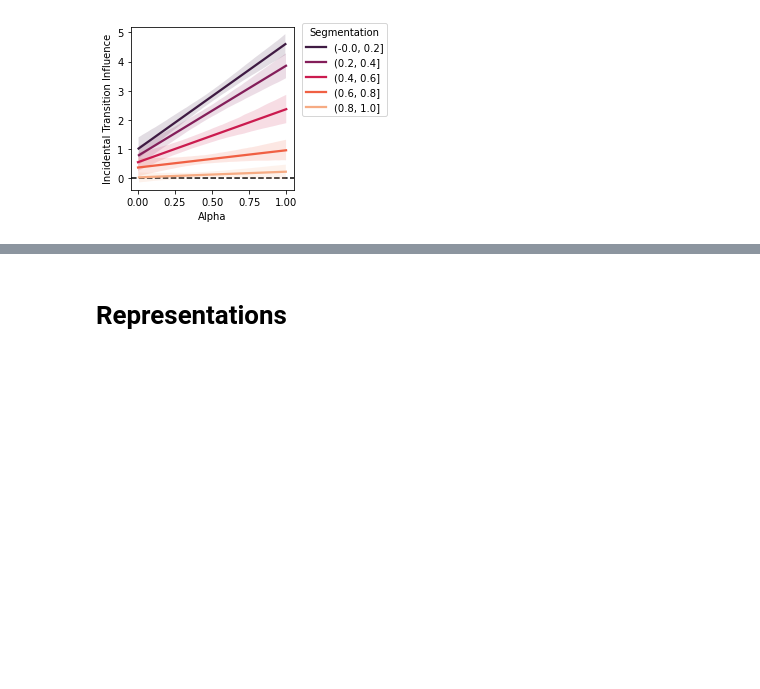
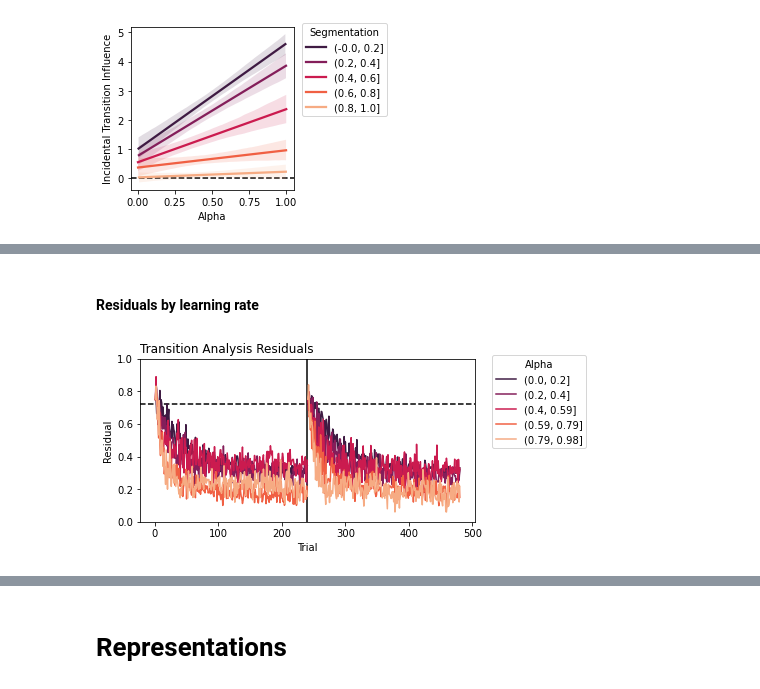
Before and after one commit to BakkourLabRepo/feat-predict_models, a Jupyter notebook: notebooks/exp_2/simulations.ipynb, the cells around one changed output, grey strips where cells are left out. Drawn from its saved outputs; the diff is of its cells as text; code cells hidden in the pictures; blank space fills up the shorter version.

```diff
--- a/notebooks/exp_2/simulations.ipynb
+++ b/notebooks/exp_2/simulations.ipynb
@@ -1013,0 +1085,33 @@ See the caveats in the documentation: https://pandas.pydata.org/pandas-docs/stab
+# %%
+# Get feature-based model data
+idx = residuals_df['model_label'] == 'ff'
+ff_residuals_df = residuals_df.loc[idx]
+ff_residuals_df = ff_residuals_df.reset_index(drop=True)
+
+# Bin parameters
+ff_residuals_df['alpha_bin'] = bin_params(
+    ff_residuals_df['alpha'],
+    N_PARAM_BINS
+)
+ff_residuals_df['beta_bin'] = bin_params(
+    ff_residuals_df['beta'],
+    N_PARAM_BINS,
+    method = pd.qcut
+)
+ff_residuals_df['segmentation_bin'] = bin_params(
+    ff_residuals_df['segmentation'],
+    N_PARAM_BINS
+)
+# %% [markdown]
+#### Residuals by learning rate
+# %%
+plot_training_curve(
+    ff_residuals_df,
+    'resid',
+    'alpha_bin',
+    palette = 'rocket',
+    legend_title = 'Alpha',
+    title = 'Transition Analysis Residuals'
+)
+# %% [output]
+[figure, added]
```
Also changed, not shown: parts of 15 cells of this notebook.
